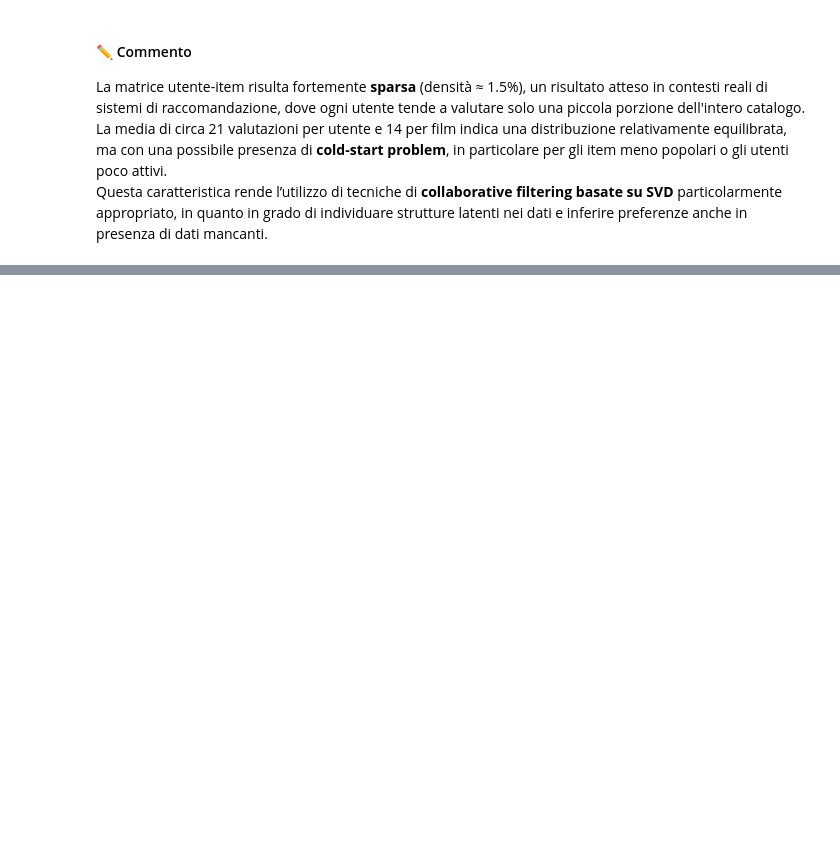
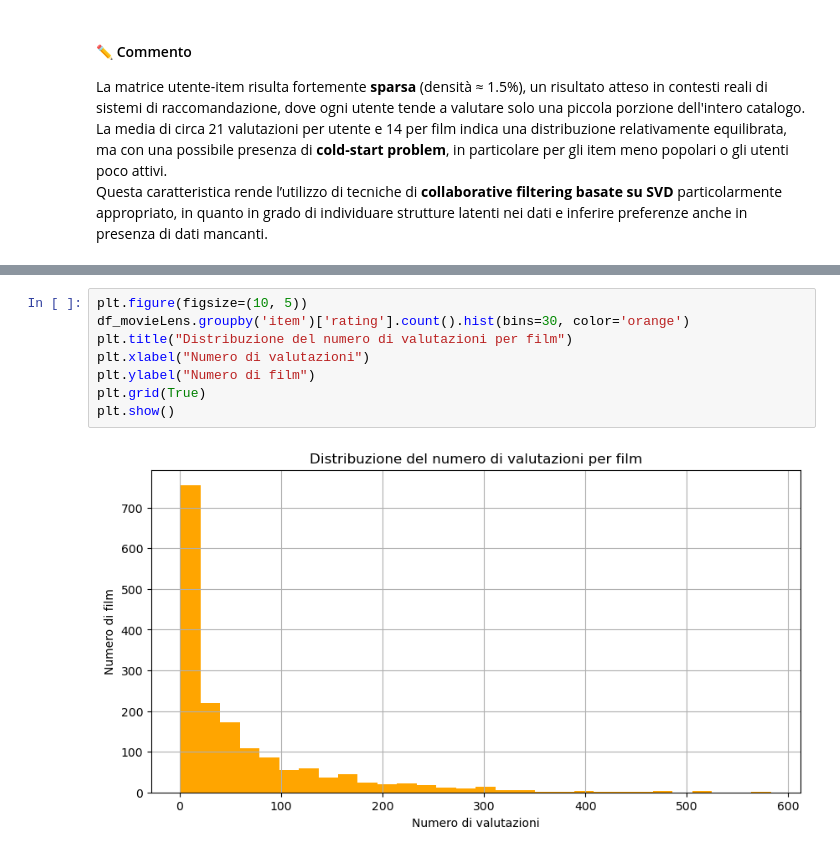
Before and after one commit to N1c0zz/latent-recommender-svd-VS-xgboost-recommender, a Jupyter notebook: PROGETTO_ESAME.ipynb, the cells around one changed output, grey strips where cells are left out. Cells and saved outputs as stored; diff of their text form; blank space fills up the shorter version.

```diff
--- a/PROGETTO_ESAME.ipynb
+++ b/PROGETTO_ESAME.ipynb
@@ -185,0 +191,10 @@ Questa caratteristica rende l’utilizzo di tecniche di **collaborative filterin
+# %%
+plt.figure(figsize=(10, 5))
+df_movieLens.groupby('item')['rating'].count().hist(bins=30, color='orange')
+plt.title("Distribuzione del numero di valutazioni per film")
+plt.xlabel("Numero di valutazioni")
+plt.ylabel("Numero di film")
+plt.grid(True)
+plt.show()
+# %% [output]
+[figure, added]
```
Also changed, not shown: parts of 7 cells of this notebook.
